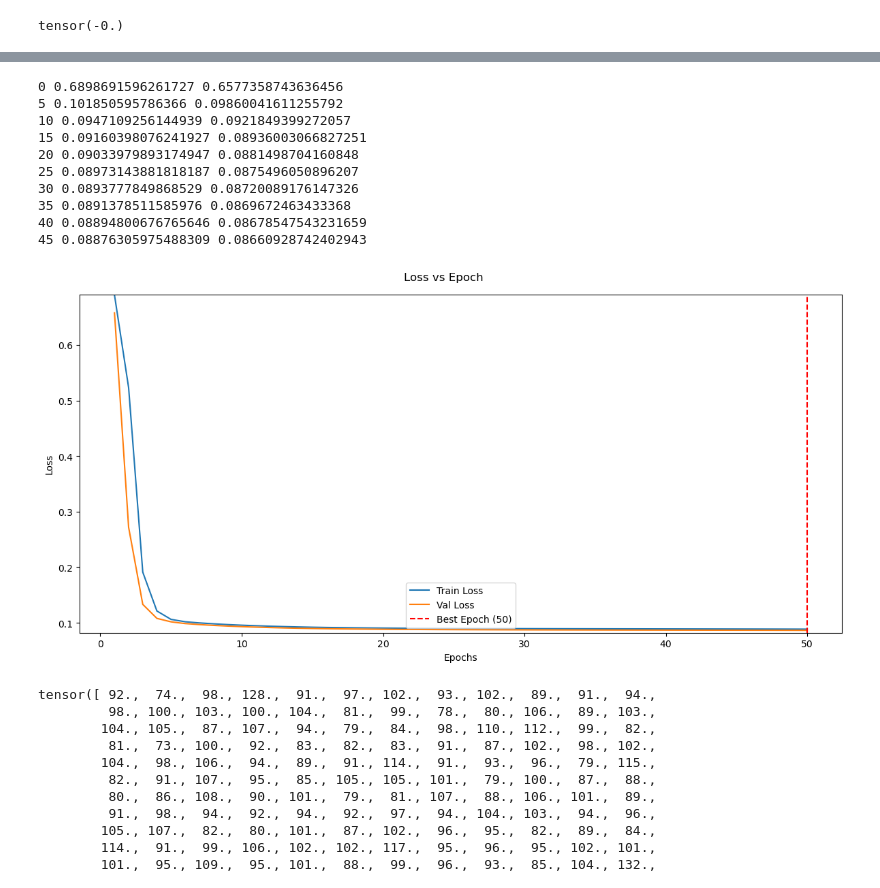
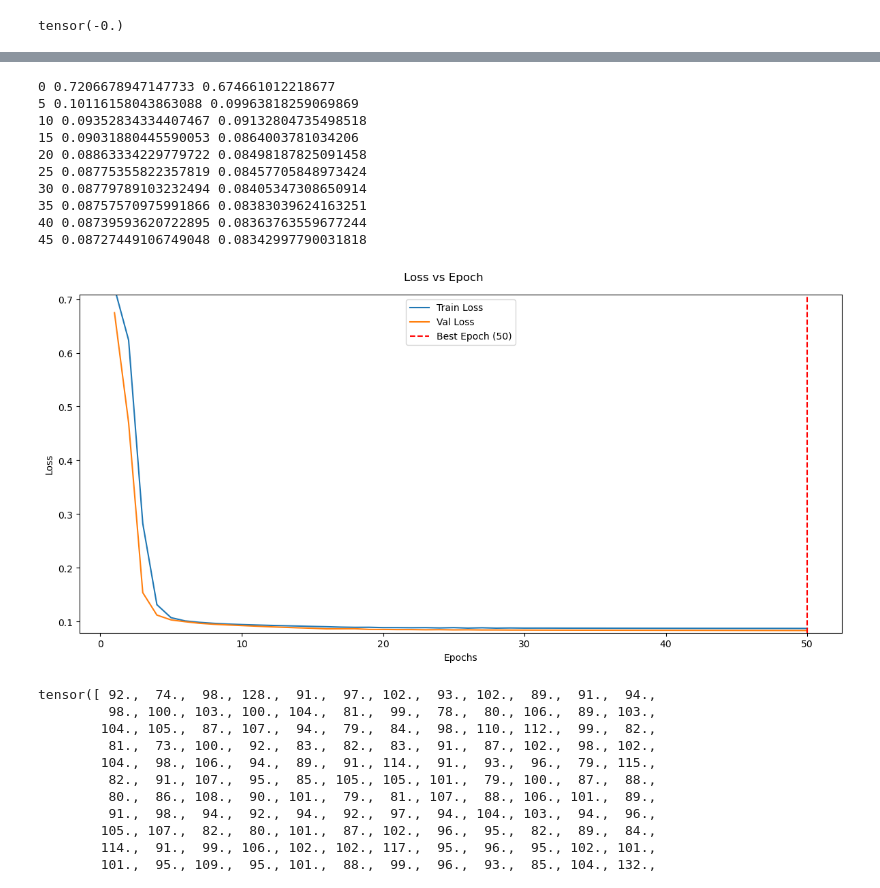
Before and after one commit to MartinP556/ML_algorithms, a Jupyter notebook: LSTM.ipynb, the cells around one changed output, grey strips where cells are left out. Cells and saved outputs as stored; diff of their text form; code cells hidden in the pictures.

```diff
--- a/LSTM.ipynb
+++ b/LSTM.ipynb
@@ -297,8 +297,8 @@ ds_reanalysis_DE['year'] = ds_reanalysis_DE['year'].astype(int)
 #ds_LSP_DE = pd.read_csv('C:\\Users\\wlwc1989\\Documents\\Phenology_Test_Notebooks\\phenology_dwd\\results_for_comparing\\for_baseline_tests\\LSP_savgol_raw_MODIS_DE.csv')#_60_offset
 #ds_LSP_DE = pd.read_csv('C:\\Users\\wlwc1989\\Documents\\Phenology_Test_Notebooks\\phenology_dwd\\results_for_comparing\\for_baseline_tests\\GDD_time_MODIS_savgol_NDVI_DE.csv')
 #ds_LSP_DE = ds_LSP_DE.drop(['Unnamed: 0', 'Unnamed: 0.1'], axis = 1).rename(columns={'Stations_id': 'Stations_Id'})
-#ds_LSP_DE = pd.read_csv('C:\\Users\\wlwc1989\\Documents\\Phenology_Test_Notebooks\\phenology_dwd\\results_for_comparing\\LSP_savgol_raw_8window_MODIS_DE_with_mask.csv')
-ds_LSP_DE = pd.read_csv('C:\\Users\\wlwc1989\\Documents\\Phenology_Test_Notebooks\\phenology_dwd\\results_for_comparing\\LSP_savgol_raw_4window_MODIS_DE_averaged.csv')
+ds_LSP_DE = pd.read_csv('C:\\Users\\wlwc1989\\Documents\\Phenology_Test_Notebooks\\phenology_dwd\\results_for_comparing\\LSP_savgol_raw_8window_MODIS_DE_with_mask.csv')
+#ds_LSP_DE = pd.read_csv('C:\\Users\\wlwc1989\\Documents\\Phenology_Test_Notebooks\\phenology_dwd\\results_for_comparing\\LSP_savgol_raw_4window_MODIS_DE_averaged.csv')
 #ds_LSP_DE = pd.read_csv('C:\\Users\\wlwc1989\\Documents\\Phenology_Test_Notebooks\\phenology_dwd\\results_for_comparing\\LSP_savgol_raw_sentinel.csv')
 ds_inputs_DE = pd.merge(ds_LSP_DE, ds_reanalysis_DE, on=['Stations_Id', 'year'], how='outer')
 ds_inputs_DE = ds_inputs_DE.rename(columns={'Stations_Id': 'Stations_id'})
@@ -546,7 +374,0 @@ class StackedResidualConvolution1D(Skeleton):
-# %%
-B = 32
-Cin = 27
-L = 20
-x = torch.randn(B, Cin, L)
-net = StackedResidualConvolution1D(in_channels=Cin, n_stacks=4)
-out = net(x)
@@ -667,33 +475,33 @@ tensor(-0.)
 # %%
 bs = 500
-n_channels = 2
-train_dl, val_dl = train_test_dl_from_tensors(temp_NDVI_series_DE, NDVI_labels_DE, bs = bs, n_channels = n_channels)
+n_channels = 1
+train_dl, val_dl = train_test_dl_from_tensors(temp_series_DE, NDVI_labels_DE, bs = bs, n_channels = n_channels)
 
 input_dim = n_channels # Example: 100-dimensional word embeddings
 hidden_dim = 3
 num_layers = 2
 output_dim = 2  # Example: 5 classes
 
 model = LSTMClassifier(input_dim, hidden_dim, num_layers, output_dim)
 
 # Loss function and optimizer
 criterion = nn.NLLLoss()  # For multi-class classification
 optimizer = torch.optim.Adam(model.parameters(), lr=0.01)
 
 epochs = 50
-fit(epochs, model, criterion, optimizer, train_dl, val_dl, save_name = 'LSTM1')
+fit(epochs, model, criterion, optimizer, train_dl, val_dl, save_name = 'LSTM_temp')
 # %% [output]
-0 0.6898691596261727 0.6577358743636456
-5 0.101850595786366 0.09860041611255792
-10 0.0947109256144939 0.0921849399272057
-15 0.09160398076241927 0.08936003066827251
-20 0.09033979893174947 0.0881498704160848
-25 0.08973143881818187 0.0875496050896207
-30 0.0893777849868529 0.08720089176147326
-35 0.0891378511585976 0.0869672463433368
-40 0.08894800676765646 0.08678547543231659
-45 0.08876305975488309 0.08660928742402943
+0 0.7206678947147733 0.674661012218677
+5 0.10116158043863088 0.09963818259069869
+10 0.09352834334407467 0.09132804735498518
+15 0.09031880445590053 0.0864003781034206
+20 0.08863334229779722 0.08498187825091458
+25 0.08775355822357819 0.08457705848973424
+30 0.08779789103232494 0.08405347308650914
+35 0.08757570975991866 0.08383039624163251
+40 0.08739593620722895 0.08363763559677244
+45 0.08727449106749048 0.08342997790031818
-[figure, old version]
+[figure, new version]
 # %%
 183 - plot_from_saved('LSTM1', model, val_dl).sum(dim=1)#.shape
 # %% [output]
```
Also changed, not shown: parts of 20 cells of this notebook.
